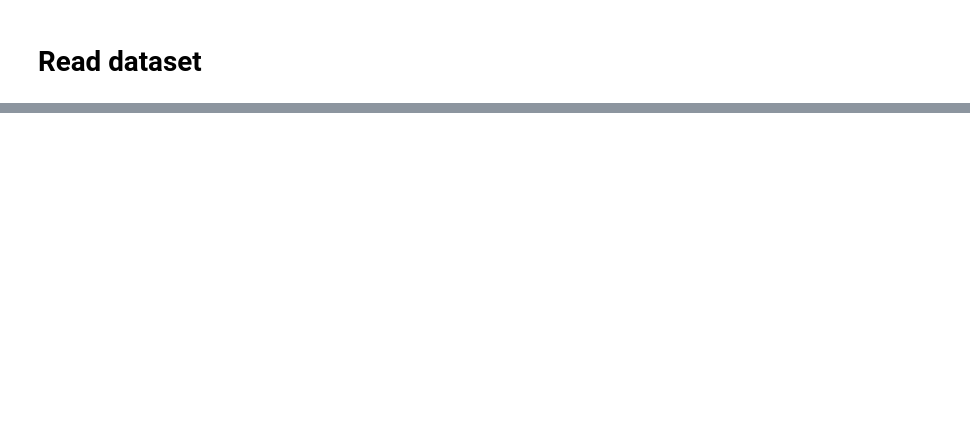
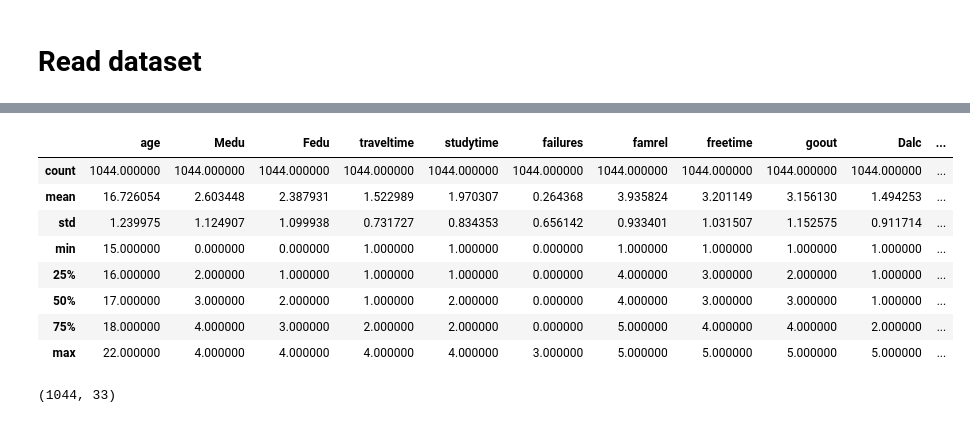
Before and after one commit to aleksandarstojkovski/SUPSI_Machine_Learning, a Jupyter notebook: students.ipynb, the cells around one changed output, grey strips where cells are left out. Cells and saved outputs as stored; diff of their text form; code cells hidden in the pictures; blank space fills up the shorter version.

```diff
--- a/students.ipynb
+++ b/students.ipynb
@@ -16,0 +13,9 @@ FileNotFoundError: [Errno 2] No such file or directory: './Advertising.csv'
+# %%
+# dataset urls
+portuguese_dataset_url = "https://raw.githubusercontent.com/aleksandarstojkovski/SUPSI_Machine_Learning/main/dataset/student-por.csv"
+math_dataset_url = "https://raw.githubusercontent.com/aleksandarstojkovski/SUPSI_Machine_Learning/main/dataset/student-mat.csv"
+
+# dataframes
+df_por = pd.read_csv(portuguese_dataset_url, sep=';')
+df_math = pd.read_csv(math_dataset_url, sep=';')
+df = pd.concat([df_por, df_math], ignore_index=True)
@@ -16,0 +78,16 @@ FileNotFoundError: [Errno 2] No such file or directory: './Advertising.csv'
+# %%
+df.describe()
+# %% [output]
+|  | age | Medu | Fedu | traveltime | studytime | failures | famrel | freetime | goout | Dalc | ... |
+| count | 1044.000000 | 1044.000000 | 1044.000000 | 1044.000000 | 1044.000000 | 1044.000000 | 1044.000000 | 1044.000000 | 1044.000000 | 1044.000000 | ... |
+| mean | 16.726054 | 2.603448 | 2.387931 | 1.522989 | 1.970307 | 0.264368 | 3.935824 | 3.201149 | 3.156130 | 1.494253 | ... |
+| std | 1.239975 | 1.124907 | 1.099938 | 0.731727 | 0.834353 | 0.656142 | 0.933401 | 1.031507 | 1.152575 | 0.911714 | ... |
+| min | 15.000000 | 0.000000 | 0.000000 | 1.000000 | 1.000000 | 0.000000 | 1.000000 | 1.000000 | 1.000000 | 1.000000 | ... |
+| 25% | 16.000000 | 2.000000 | 1.000000 | 1.000000 | 1.000000 | 0.000000 | 4.000000 | 3.000000 | 2.000000 | 1.000000 | ... |
+| 50% | 17.000000 | 3.000000 | 2.000000 | 1.000000 | 2.000000 | 0.000000 | 4.000000 | 3.000000 | 3.000000 | 1.000000 | ... |
+| 75% | 18.000000 | 4.000000 | 3.000000 | 2.000000 | 2.000000 | 0.000000 | 5.000000 | 4.000000 | 4.000000 | 2.000000 | ... |
+| max | 22.000000 | 4.000000 | 4.000000 | 4.000000 | 4.000000 | 3.000000 | 5.000000 | 5.000000 | 5.000000 | 5.000000 | ... |
+# %%
+df.shape
+# %% [output]
+(1044, 33)
```
Also changed, not shown: parts of 11 cells of this notebook.
